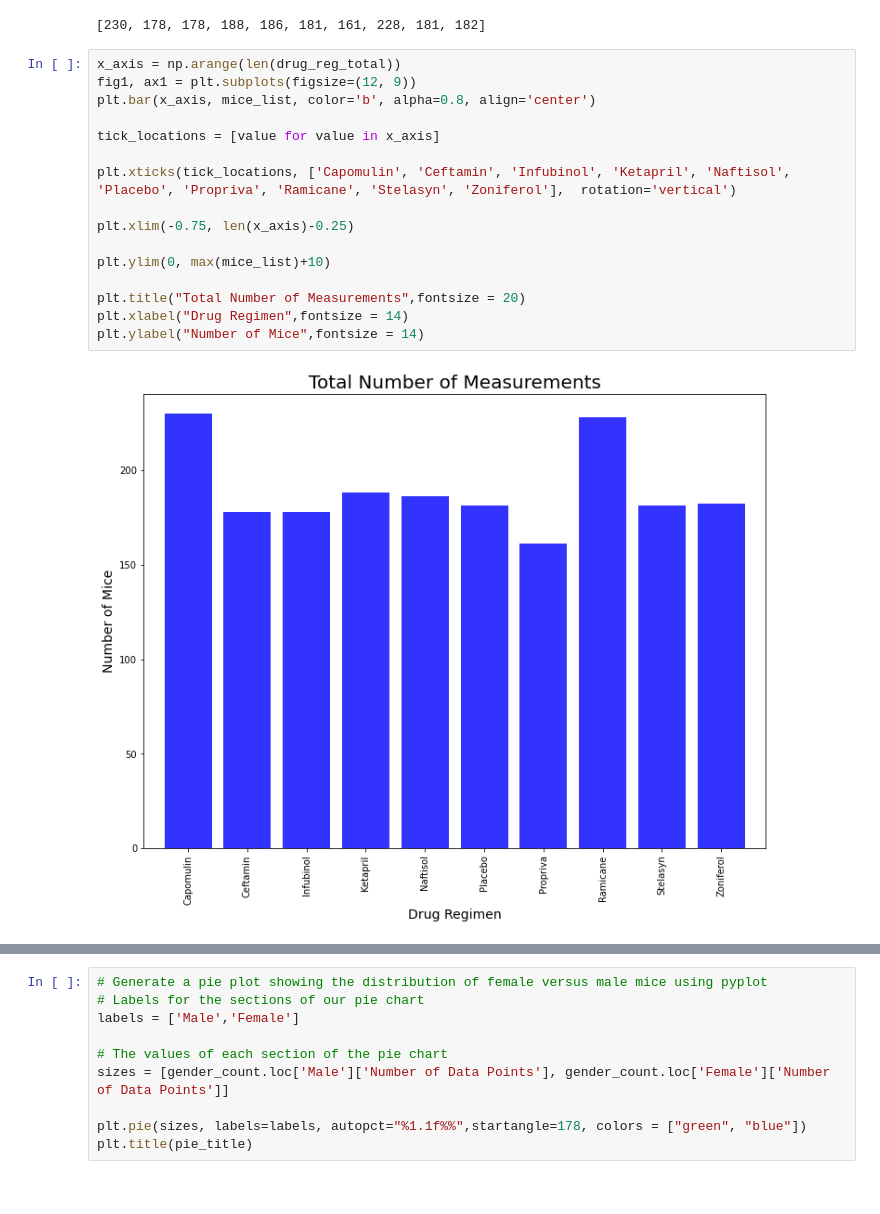
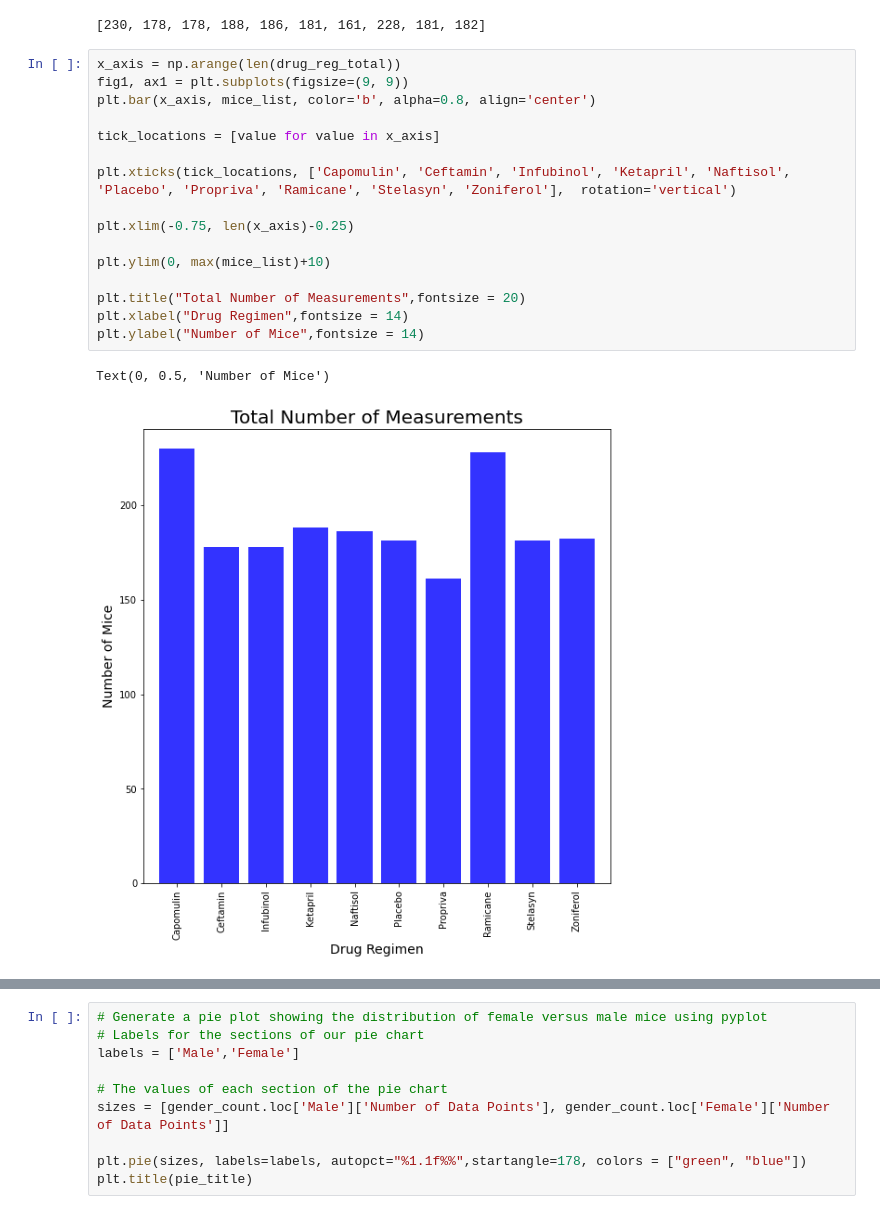
Before and after one commit to Claude-Hanfou/Pymaceuticals-Analysis, a Jupyter notebook: Pymaceuticals/Pymaceuticals_start.ipynb, the cells around one changed output, grey strips where cells are left out. Cells and saved outputs as stored; diff of their text form.

```diff
--- a/Pymaceuticals/Pymaceuticals_start.ipynb
+++ b/Pymaceuticals/Pymaceuticals_start.ipynb
@@ -142,22 +142,23 @@ mice_list
 [230, 178, 178, 188, 186, 181, 161, 228, 181, 182]
 # %%
 x_axis = np.arange(len(drug_reg_total))
-fig1, ax1 = plt.subplots(figsize=(12, 9))
+fig1, ax1 = plt.subplots(figsize=(9, 9))
 plt.bar(x_axis, mice_list, color='b', alpha=0.8, align='center')
 
 tick_locations = [value for value in x_axis]
 
 plt.xticks(tick_locations, ['Capomulin', 'Ceftamin', 'Infubinol', 'Ketapril', 'Naftisol', 'Placebo', 'Propriva', 'Ramicane', 'Stelasyn', 'Zoniferol'],  rotation='vertical')
 
 plt.xlim(-0.75, len(x_axis)-0.25)
 
 plt.ylim(0, max(mice_list)+10)
 
 plt.title("Total Number of Measurements",fontsize = 20)
 plt.xlabel("Drug Regimen",fontsize = 14)
 plt.ylabel("Number of Mice",fontsize = 14)
 # %% [output]
+Text(0, 0.5, 'Number of Mice')
-[figure, old version]
+[figure, new version]
 # %%
 # Generate a pie plot showing the distribution of female versus male mice using pandas
 #Give a title to the chart
```
Also changed, not shown: parts of 1 cell of this notebook.
